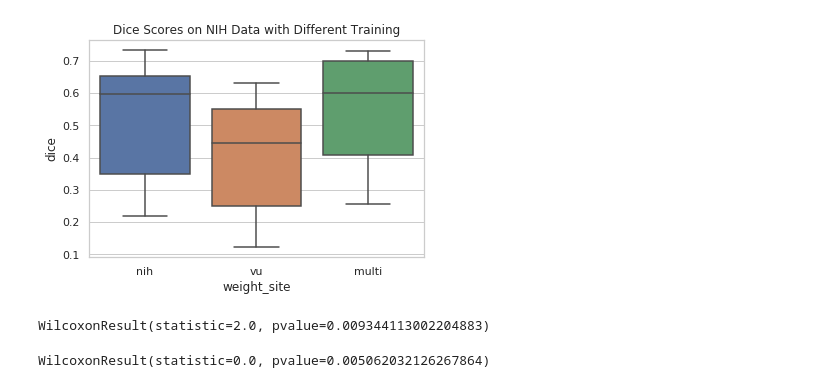
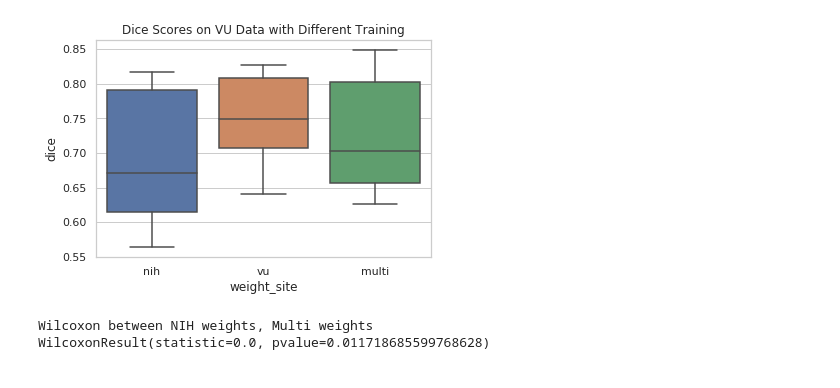
Before and after one commit to MASILab/tbi_ct_lesion_segmentation, a Jupyter notebook: statistical_tests.ipynb, the cells around one changed output. Drawn from its saved outputs; the diff is of its cells as text; code cells hidden in the pictures.

Commit message:
fixed figure saving

```diff
--- a/statistical_tests.ipynb
+++ b/statistical_tests.ipynb
@@ -11,3 +11,6 @@ results_dir = "results"
+# %%
+#results_dir = "results"
+results_dir = os.path.join("..", "nihvandy", "ct_seg", "vu_results", "results")
 # %%
 os.listdir(results_dir)
 # %% [output]
@@ -18,7 +27,5 @@ training_patterns = [os.path.join(results_dir, x) for x in os.listdir(results_di
 # %%
 result_files = [[os.path.join(training_pattern, x) for x in os.listdir(training_pattern) if "result" in x]
                for training_pattern in training_patterns]
-
-result_files = result_files[1:]
 result_files
 # %% [output]
@@ -28,7 +35,7 @@ result_files
 # %%
-nih_results = [x[0] for x in result_files if "nih" in x[0]][0]
-vu_results = [x[0] for x in result_files if "vu" in x[0]][0]
-multi_results = [x[0] for x in result_files if "multi" in x[0]][0]
+nih_results = [x[0] for x in result_files if "nih_weights" in x[0]][0]
+vu_results = [x[0] for x in result_files if "vu_weights" in x[0]][0]
+multi_results = [x[0] for x in result_files if "multi_weights" in x[0]][0]
 # %%
 nih_df = pd.read_csv(nih_results)
 vu_df = pd.read_csv(vu_results)
@@ -62,22 +69,21 @@ merged
 # %%
 ax = sns.boxplot(x="weight_site", y="dice", data=merged
-                ).set_title("Dice Scores on NIH Data with Different Training"
+                ).set_title("Dice Scores on VU Data with Different Training"
                 )
 fig = ax.get_figure()
-fig.savefig("nih_data_boxplog.png")
+#fig.savefig("vu_data_boxplog.png")
+fig.savefig("vu_data_boxplot.png")
 # %% [output]
-[figure, old version]
+[figure, new version]
 # %%
 # This will be the best way to show the Dice scores as a box plot in the end
 #ax = sns.boxplot(x="day", y="total_bill", hue="smoker",
 #                 data=tips, palette="Set3")
 # %%
 from scipy.stats import wilcoxon
-# %%
-wilcoxon(nih_df['dice'], multi_df['dice'])
-# %% [output]
-WilcoxonResult(statistic=2.0, pvalue=0.009344113002204883)
-# %%
-wilcoxon(vu_df['dice'], multi_df['dice'])
-# %% [output]
-WilcoxonResult(statistic=0.0, pvalue=0.005062032126267864)
+# %%
+print("Wilcoxon between NIH weights, Multi weights")
+print(wilcoxon(nih_df['dice'], multi_df['dice']))
+# %% [output]
+Wilcoxon between NIH weights, Multi weights
+WilcoxonResult(statistic=0.0, pvalue=0.011718685599768628)
```
Also changed, not shown: parts of 8 cells of this notebook, 2 other files.
